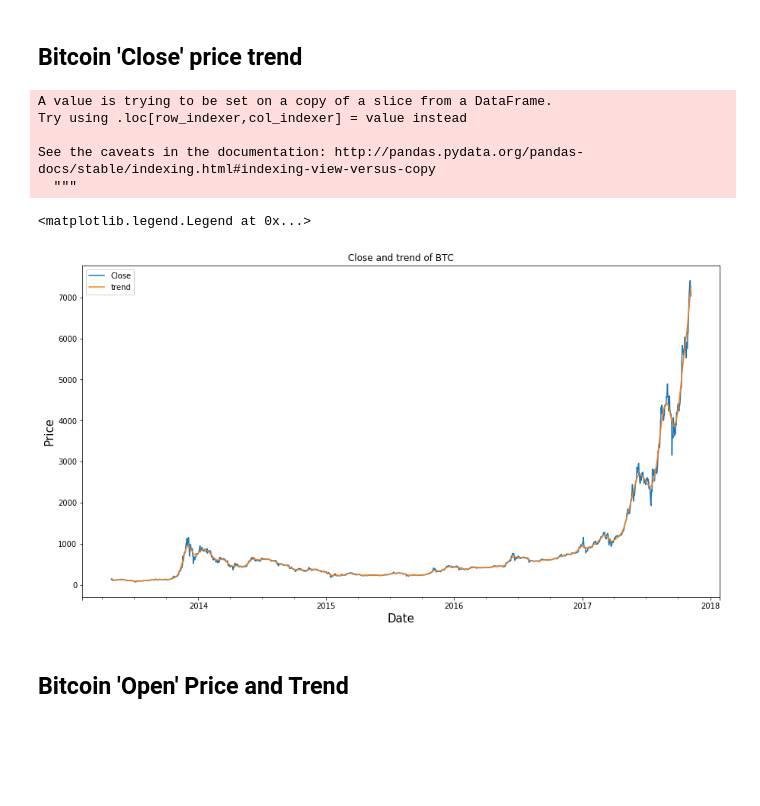
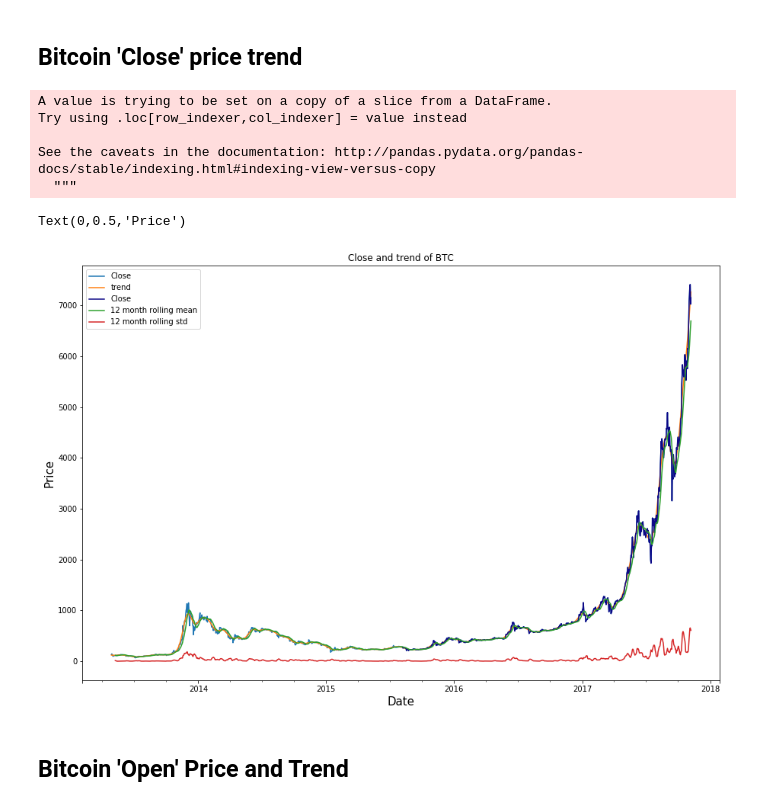
Before and after one commit to mparayil/Forecasting-Cryptocurrency-Prices, a Jupyter notebook: Capstone - Part 2.ipynb, the cells around one changed output. Drawn from its saved outputs; the diff is of its cells as text; code cells hidden in the pictures; blank space fills up the shorter version.

```diff
--- a/Capstone - Part 2.ipynb
+++ b/Capstone - Part 2.ipynb
@@ -289,23 +297,29 @@ btc_price_close.head()
 # %%
 # Creating tuple for cycle and trend values
 close_cycle, close_trend = sm.tsa.filters.hpfilter(btc_price_close['Close'])
 
 #creating a column for trend
 btc_price_close['trend'] = close_trend
 
 # plotting close and trend values on plot from earliest start date
 btc_price_close[['Close', 'trend']]['2013-04-28':].plot(title='Close and trend of BTC', figsize=(15,8));
+
+btc_price_close['Close']['2015-08-07':].plot(figsize=(15,10),
+                                            colormap='plasma')
+btc_price_close['Close'].rolling(12).mean().plot(label='12 month rolling mean')
+btc_price_close['Close'].rolling(12).std().plot(label='12 month rolling std')
+plt.legend()
+
 plt.xlabel('Date', fontsize=15)
 plt.ylabel('Price', fontsize=15)
-plt.legend()
 # %% [output]
 A value is trying to be set on a copy of a slice from a DataFrame.
 Try using .loc[row_indexer,col_indexer] = value instead
 
 See the caveats in the documentation: http://pandas.pydata.org/pandas-docs/stable/indexing.html#indexing-view-versus-copy
   """
-<matplotlib.legend.Legend at 0x...>
+Text(0,0.5,'Price')
-[figure, old version]
+[figure, new version]
 # %% [markdown]
 ## Bitcoin 'Open' Price and Trend
 # %%
```
Also changed, not shown: parts of 13 cells of this notebook.
